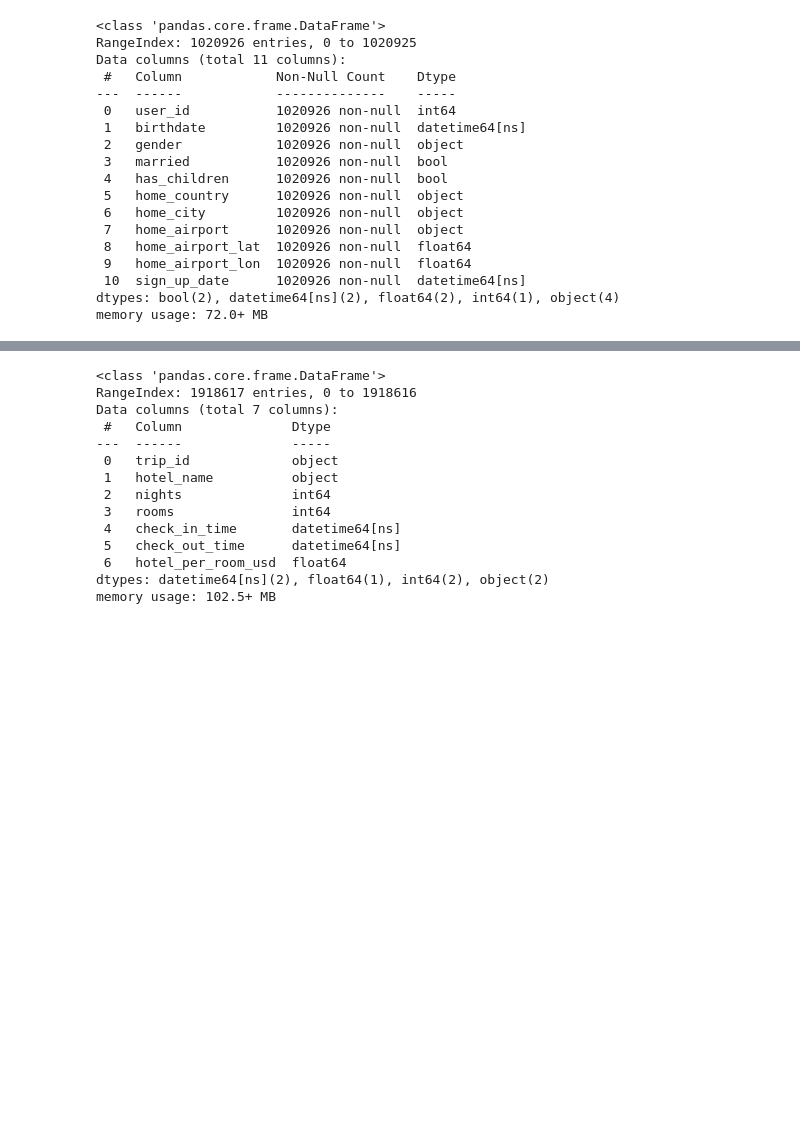
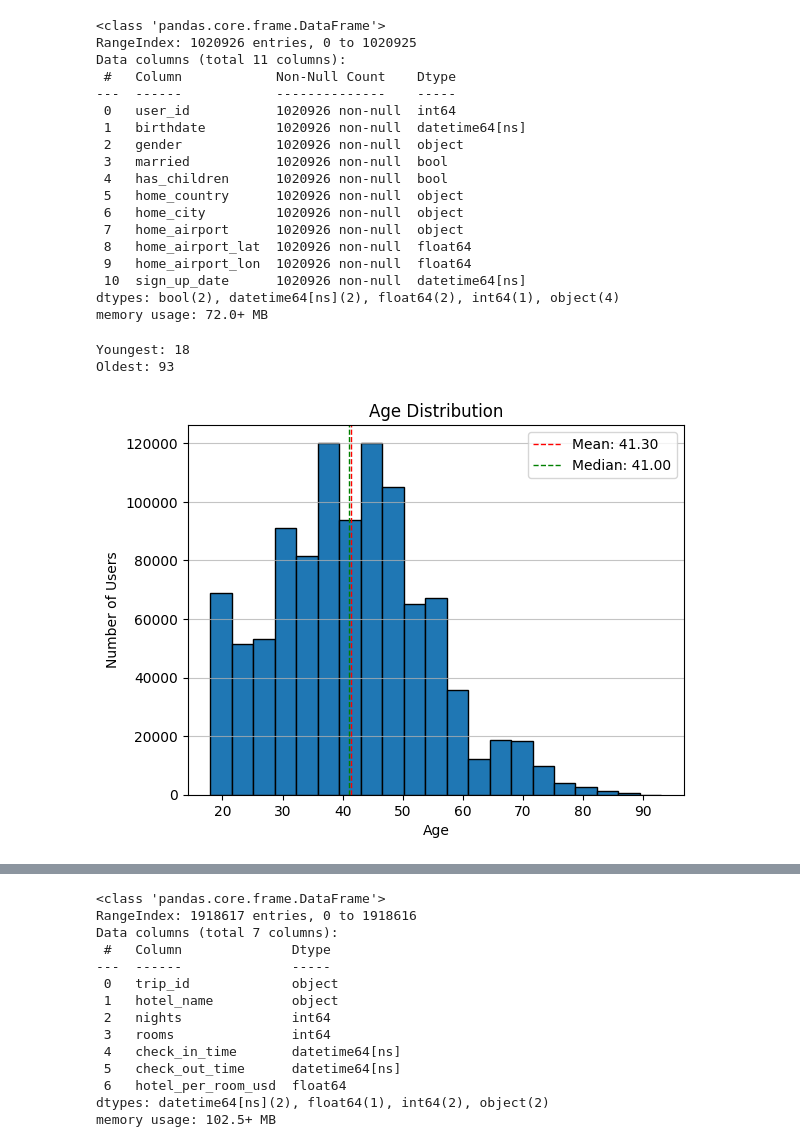
Before and after one commit to lanafrenzel/TravelTide, a Jupyter notebook: src/TravelTide_Loyalty_Program.ipynb, the cells around one changed output, grey strips where cells are left out. Saved outputs shown, nothing was run; the diff lists cells and outputs as text; code cells hidden in the pictures; blank space fills up the shorter version.

```diff
--- a/src/TravelTide_Loyalty_Program.ipynb
+++ b/src/TravelTide_Loyalty_Program.ipynb
@@ -98,3 +106,40 @@ Data columns (total 11 columns):
  10  sign_up_date      1020926 non-null  datetime64[ns]
 dtypes: bool(2), datetime64[ns](2), float64(2), int64(1), object(4)
 memory usage: 72.0+ MB
+# %%
+#age distribution
+
+#calculating users' age
+today = datetime.now()
+users['age'] = today.year - users['birthdate'].dt.year
+
+#youngest and oldest users
+print('Youngest:', users['age'].min())
+print('Oldest:', users['age'].max())
+
+mean_age = users['age'].mean()
+median_age = users['age'].median()
+
+#num of bins acc to Sutrges' Rules
+def sturges_rule(data):
+    n = len(data)
+    k = int(np.ceil(np.log2(n) + 1))
+    return k
+
+bins = sturges_rule(users['age'])
+
+plt.hist(users['age'], bins=bins, edgecolor='black')
+plt.title('Age Distribution')
+plt.xlabel('Age')
+plt.ylabel('Number of Users')
+plt.grid(axis='y', alpha=0.75)
+plt.axvline(mean_age, color='red', linestyle='dashed', linewidth=1, label=f'Mean: {mean_age:.2f}')
+plt.axvline(median_age, color='green', linestyle='dashed', linewidth=1, label=f'Median: {median_age:.2f}')
+
+plt.legend(loc='upper right')
+
+plt.show()
+# %% [output]
+Youngest: 18
+Oldest: 93
+[figure, added]
```
Also changed, not shown: parts of 29 cells of this notebook, 2 other files.
